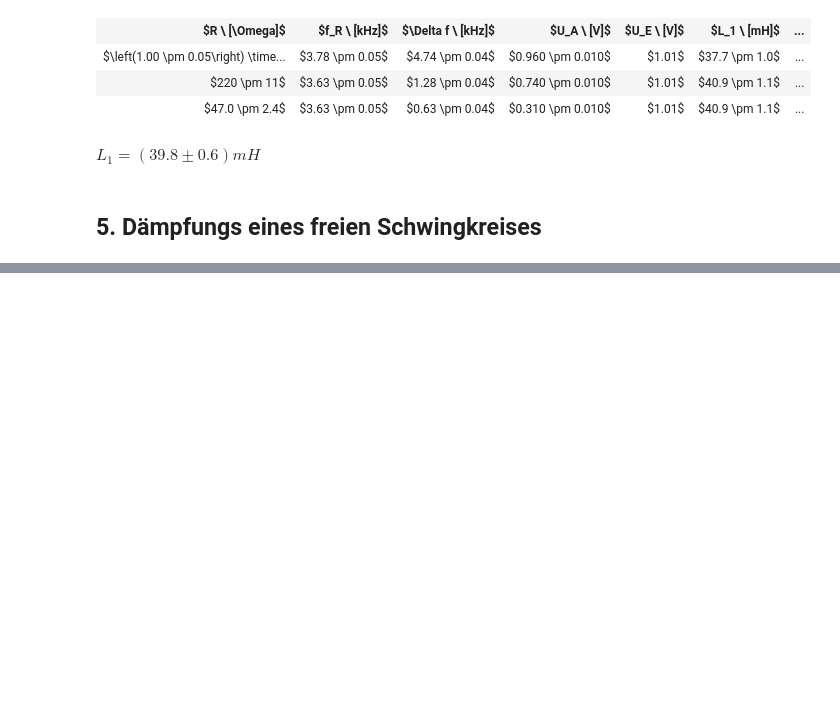
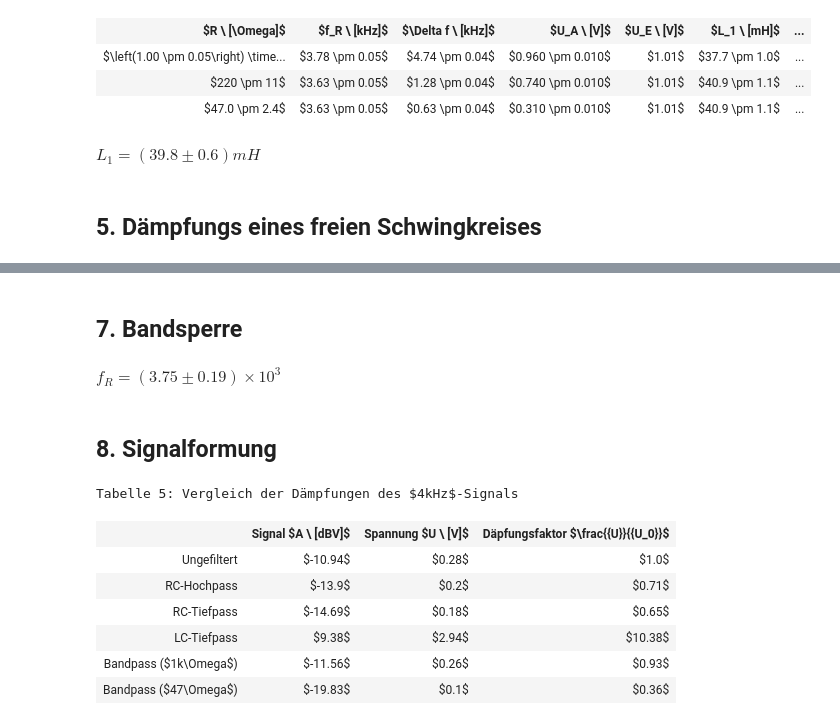
Before and after one commit to Tafiir/Jupyter-Notebooks, a Jupyter notebook: pap2_2/241.ipynb, the cells around one changed output, grey strips where cells are left out. Cells and saved outputs as stored; diff of their text form; code cells hidden in the pictures; blank space fills up the shorter version.

```diff
--- a/pap2_2/241.ipynb
+++ b/pap2_2/241.ipynb
@@ -127,0 +165,33 @@ $L_1=(36.7 \pm 0.7)mH$
+# %% [markdown]
+## 7. Bandsperre
+# %%
+fR = 1/un.sqrt(L*C) /(2*pi)
+display(Latex("$f_R={:L}$".format(fR)))
+# %% [output]
+$f_R=\left(3.75 \pm 0.19\right) \times 10^{3}$
+# %% [markdown]
+## 8. Signalformung
+# %%
+A = array([-10.94,-13.9,-14.69,9.38,-11.56,-19.83])
+
+U = 10**(A/20)
+V = U/U[0]
+
+row_labels = ["Ungefiltert","RC-Hochpass","RC-Tiefpass","LC-Tiefpass","Bandpass ($1k\Omega$)","Bandpass ($47\Omega$)"]
+
+table_sig = Table("Tabelle 5: Vergleich der Dämpfungen des $4kHz$-Signals")
+table_sig.field_names = ["","Signal $A \ [dBV]$", "Spannung $U \ [V]$",
+                         "Däpfungsfaktor $\\frac{{U}}{{U_0}}$"]
+for i in range(len(row_labels)):
+    table_sig.add_row(pformat([row_labels[i],A[i].round(2),U[i].round(2),V[i].round(2)]))
+
+display(HTML(table_sig.get_html_string()))
+# %% [output]
+Tabelle 5: Vergleich der Dämpfungen des $4kHz$-Signals
+|  | Signal $A \ [dBV]$ | Spannung $U \ [V]$ | Däpfungsfaktor $\frac{{U}}{{U_0}}$ |
+| Ungefiltert | $-10.94$ | $0.28$ | $1.0$ |
+| RC-Hochpass | $-13.9$ | $0.2$ | $0.71$ |
+| RC-Tiefpass | $-14.69$ | $0.18$ | $0.65$ |
+| LC-Tiefpass | $9.38$ | $2.94$ | $10.38$ |
+| Bandpass ($1k\Omega$) | $-11.56$ | $0.26$ | $0.93$ |
+| Bandpass ($47\Omega$) | $-19.83$ | $0.1$ | $0.36$ |
```
Also changed, not shown: parts of 5 cells of this notebook.
